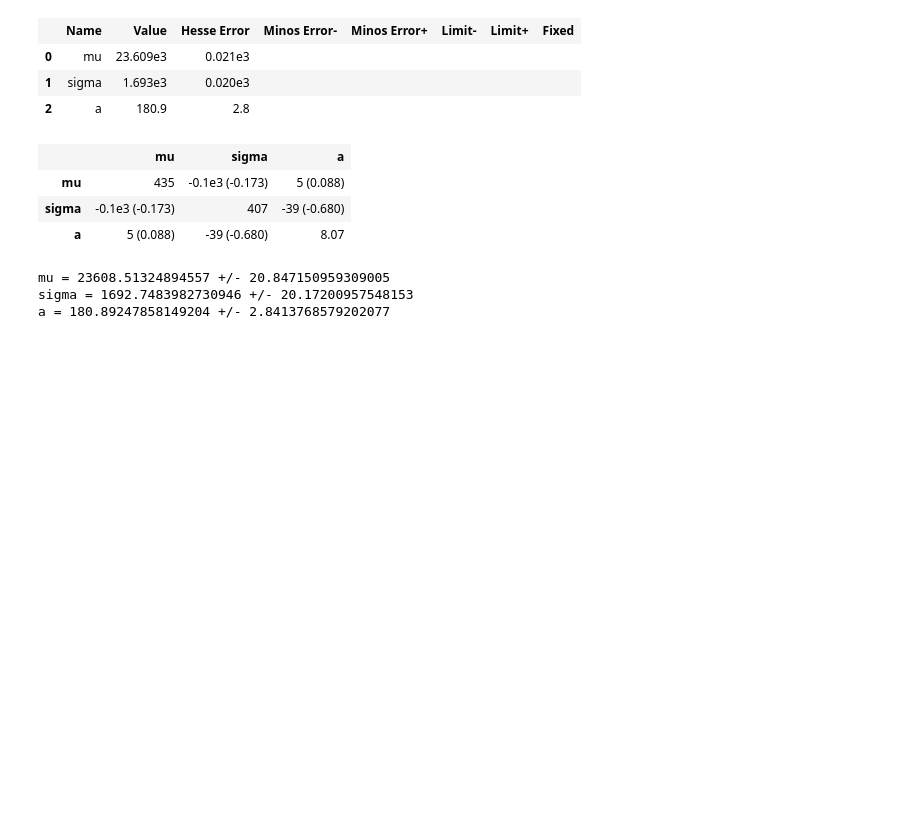
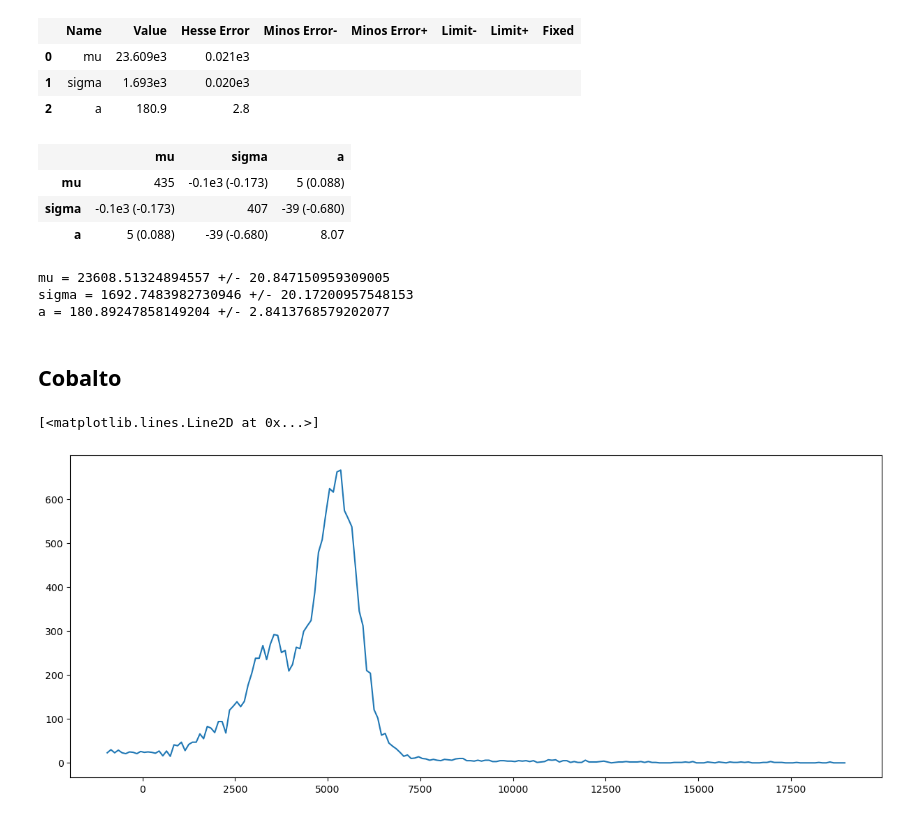
Before and after one commit to Pavar0tty/Laboratorio_SiPM, a Jupyter notebook: Analisi/Parte 2/CsI_analisi.ipynb, the cells around one changed output. Drawn from its saved outputs; the diff is of its cells as text; code cells hidden in the pictures; blank space fills up the shorter version.

```diff
--- a/Analisi/Parte 2/CsI_analisi.ipynb
+++ b/Analisi/Parte 2/CsI_analisi.ipynb
@@ -239,0 +244,11 @@ a = 180.89247858149204 +/- 2.8413768579202077
+# %% [markdown]
+## Cobalto
+# %%
+Co = read_corretto(path = 'Dati/Parte 2/CsI/Cobalto_55.5V.txt', titles= ['ADC', 'Counts'])
+Co_bkg = read_corretto(path = 'Dati/Parte 2/CsI/Bkg_54.5V.txt', titles= ['ADC', 'Counts'])
+Fig, axes = plt.subplots( figsize = (15,6))
+axes.plot(Co['ADC'], Co['Counts'])
+# axes[0].scatter(Co_bkg['ADC'], Co_bkg['Counts'], color = 'red', s = 0.5)
+# %% [output]
+[<matplotlib.lines.Line2D at 0x...>]
+[figure, added]
```
Also changed, not shown: parts of 7 cells of this notebook, 3 other files.
